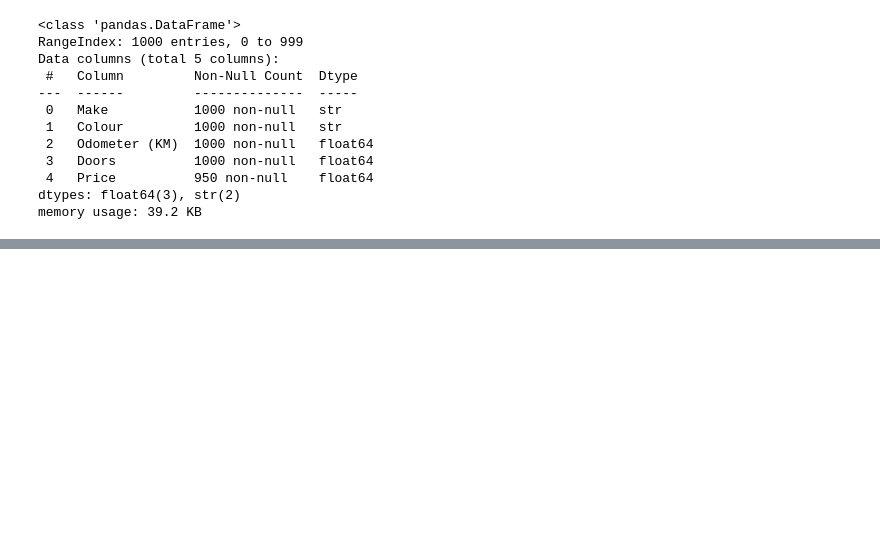
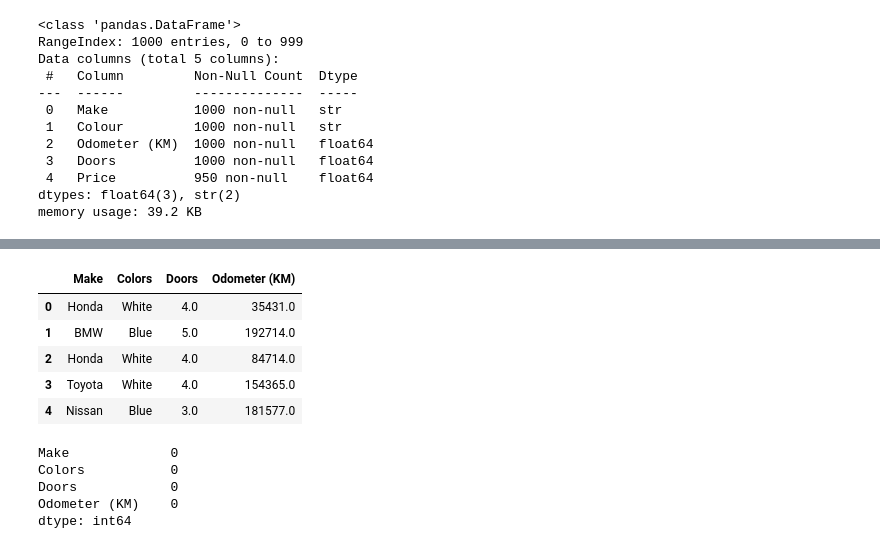
Before and after one commit to aftb777/Learning-Machine, a Jupyter notebook: SKlearnCodes/GettingDataReady.ipynb, the cells around one changed output, grey strips where cells are left out. Drawn from its saved outputs; the diff is of its cells as text; code cells hidden in the pictures; blank space fills up the shorter version.

```diff
--- a/SKlearnCodes/GettingDataReady.ipynb
+++ b/SKlearnCodes/GettingDataReady.ipynb
@@ -431,0 +469,26 @@ transformed = transformers.fit_transform(X)
+# %%
+X = new_car_missing.drop("Price", axis=1)
+Y = new_car_missing["Price"]
+# %%
+# Fill missing values with SKlearn
+from sklearn.impute import SimpleImputer
+from sklearn.compose import ColumnTransformer
+
+# Fill categorical values with missing and numerical values with mean
+categorical_imputer = SimpleImputer(strategy="constant", fill_value="missing")
+door_imputer = SimpleImputer(strategy="constant", fill_value=4)
+num_imputer = SimpleImputer(strategy="mean")
+
+# Define columns
+categorical_features = ["Make", "Colour"]
+door_features = ["Doors"]
+num_features = ["Odometer (KM)"]
+
+imputer = ColumnTransformer([
+    ("categorical_imputer", categorical_imputer, categorical_features),
+    ("door_imputer", door_imputer, door_features),
+    ("num_imputer", num_imputer, num_features)
+])
+
+# Transform
+filled_X = imputer.fit_transform(X)
@@ -431,0 +505,2 @@ transformed = transformers.fit_transform(X)
+# %%
+car_sales_filled = pd.DataFrame(filled_X, columns=["Make", "Colors", "Doors", "Odometer (KM)"])
@@ -431,0 +521,17 @@ transformed = transformers.fit_transform(X)
+# %%
+car_sales_filled.head()
+# %% [output]
+|  | Make | Colors | Doors | Odometer (KM) |
+| 0 | Honda | White | 4.0 | 35431.0 |
+| 1 | BMW | Blue | 5.0 | 192714.0 |
+| 2 | Honda | White | 4.0 | 84714.0 |
+| 3 | Toyota | White | 4.0 | 154365.0 |
+| 4 | Nissan | Blue | 3.0 | 181577.0 |
+# %%
+car_sales_filled.isna().sum()
+# %% [output]
+Make             0
+Colors           0
+Doors            0
+Odometer (KM)    0
+dtype: int64
```
Also changed, not shown: parts of 7 cells of this notebook.
